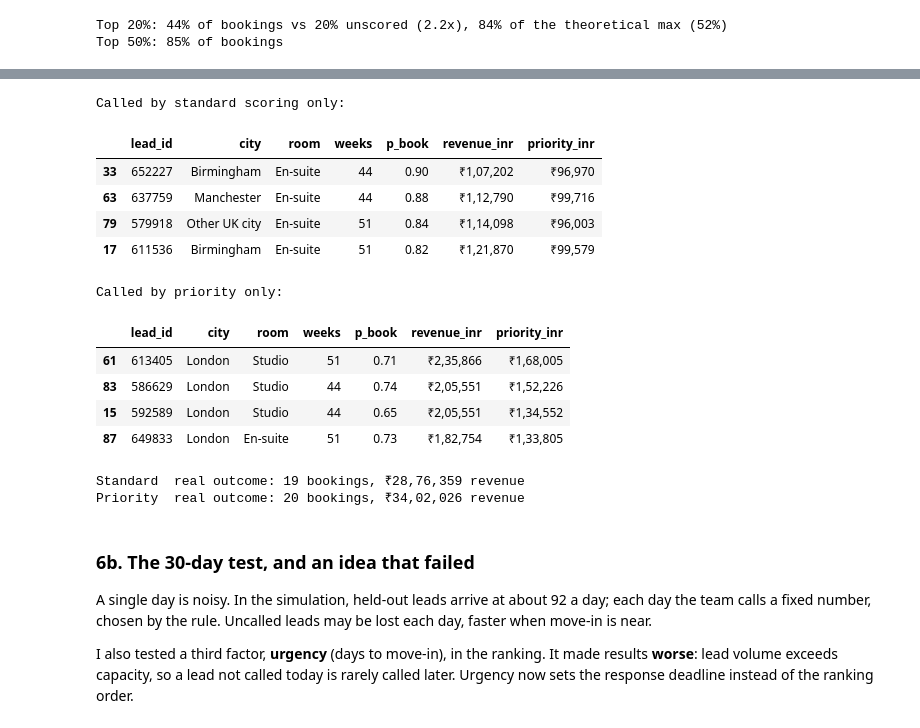
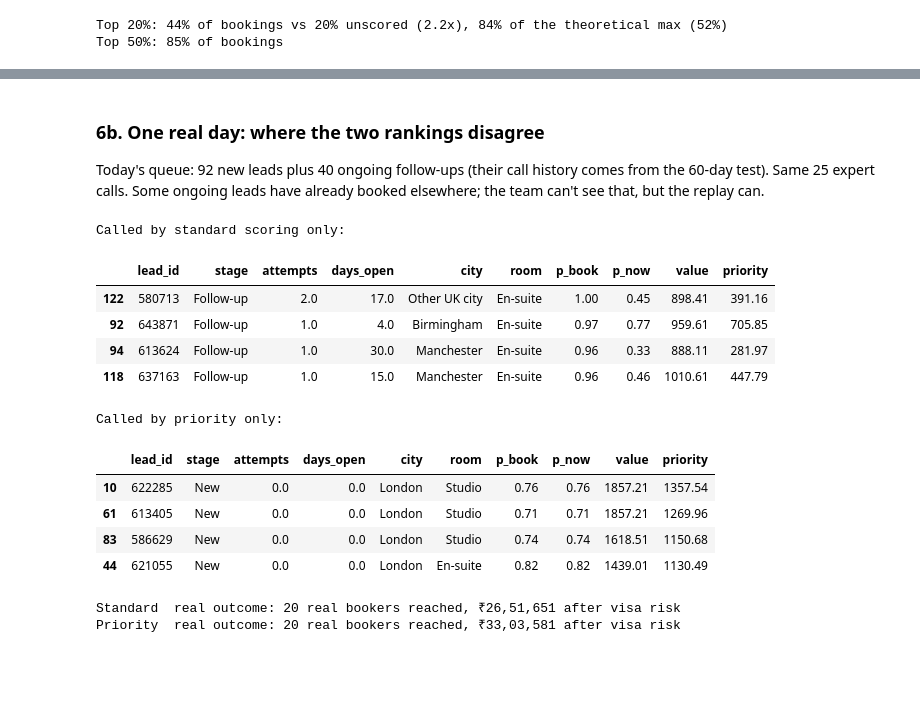
Before and after one commit to Yash-1273/lead-priority-console, a Jupyter notebook: Lead_Scoring_University_Living.ipynb, the cells around one changed output, grey strips where cells are left out. Cells and saved outputs as stored; diff of their text form; code cells hidden in the pictures; blank space fills up the shorter version.

```diff
--- a/Lead_Scoring_University_Living.ipynb
+++ b/Lead_Scoring_University_Living.ipynb
@@ -281,12 +281,14 @@ It's drawn independently of the booking outcome, so no link between value and in
 # %%
 import sys; sys.path.insert(0, 'workflow')
-from engine import WEEKLY_RENT, COMMISSION_RATE, GBP_TO_INR, inr, LeadPriorityEngine, simulate_enquiry_context, from_crm
+from engine import WEEKLY_RENT, COMMISSION_RATE, GBP_TO_INR, VISA_GRANT, inr, LeadPriorityEngine
 W = json.load(open('workflow/console_data.json')); X = json.load(open('workflow/experiments.json'))
+PIPE = json.load(open('workflow/pipeline.json')); SH = json.load(open('workflow/config.json'))['shapes']
 rent = pd.Series(WEEKLY_RENT).unstack()
 print(f'Weekly rent in rupees (published 2025/26 surveys in GBP, converted at ₹{GBP_TO_INR} per £):')
 display(rent.apply(lambda col: col.map(inr)))
 print(f'Commission value ranges from {inr(min(WEEKLY_RENT.values()) * 44 * COMMISSION_RATE)} '
       f'to {inr(max(WEEKLY_RENT.values()) * 51 * COMMISSION_RATE)} per booking at a {COMMISSION_RATE:.0%} rate: a 2.6x spread.')
+print(f'Visa grant rate (Home Office, Indian nationals, 2025): {VISA_GRANT:.0%}')
 # %% [output]
 Weekly rent in rupees (published 2025/26 surveys in GBP, converted at ₹127 per £):
 |  | En-suite | Studio |
@@ -301,33 +319,32 @@ Same day, same 25 expert calls. Standard scoring picks by probability; priority
+# %% [markdown]
+### 6b. One real day: where the two rankings disagree
+Today's queue: 92 new leads plus 40 ongoing follow-ups (their call history comes from the 60-day test). Same 25 expert calls.
+Some ongoing leads have already booked elsewhere; the team can't see that, but the replay can.
 # %%
 eng = LeadPriorityEngine()
-day = eng.score(pd.DataFrame(W['inbox']).drop(columns='p_book'))
-std_top = set(day.nlargest(25, 'p_book').lead_id); pri_top = set(day.nlargest(25, 'priority').lead_id)
-day['revenue_inr'] = day.value.map(inr); day['priority_inr'] = day.priority.map(inr)
-show = ['lead_id', 'city', 'room', 'weeks', 'p_book', 'revenue_inr', 'priority_inr']
-print('Called by standard scoring only:'); display(day[day.lead_id.isin(std_top - pri_top)][show].round(2).sort_values('p_book', ascending=False).head(4))
-print('Called by priority only:'); display(day[day.lead_id.isin(pri_top - std_top)].sort_values('priority', ascending=False)[show].round(2).head(4))
-for name, ids in [('Standard', std_top), ('Priority', pri_top)]:
-    t = day[day.lead_id.isin(ids)]
-    print(f'{name:9} real outcome: {int(t.booked.sum())} bookings, {inr((t.booked * t.value).sum())} revenue')
+new = pd.DataFrame(W['inbox']).assign(arrival=lambda d: range(len(d)))
+ongoing = pd.DataFrame(PIPE['ongoing']).assign(arrival=lambda d: -1000 - d.days_open)
+day = eng.score(pd.concat([new, ongoing], ignore_index=True).drop(columns='p_book'))
+day['moved_on'] = day.moved_on.eq(True); day['real'] = (day.booked == 1) & ~day.moved_on; day['first'] = -day.arrival
+pick = lambda key: day.sort_values([key, 'first'], ascending=False).head(25)
+std, pri = pick('p_book'), pick('priority')
+show = ['lead_id', 'stage', 'attempts', 'days_open', 'city', 'room', 'p_book', 'p_now', 'value', 'priority']
+print('Called by standard scoring only:'); display(std[~std.lead_id.isin(pri.lead_id)][show].round(2).head(4))
+print('Called by priority only:'); display(pri[~pri.lead_id.isin(std.lead_id)][show].round(2).head(4))
+for name, t in [('Standard', std), ('Priority', pri)]:
+    print(f'{name:9} real outcome: {int(t.real.sum())} real bookers reached, {inr((t.real * t.value * VISA_GRANT).sum())} after visa risk')
 # %% [output]
 Called by standard scoring only:
-|  | lead_id | city | room | weeks | p_book | revenue_inr | priority_inr |
-| 33 | 652227 | Birmingham | En-suite | 44 | 0.90 | ₹1,07,202 | ₹96,970 |
-| 63 | 637759 | Manchester | En-suite | 44 | 0.88 | ₹1,12,790 | ₹99,716 |
-| 79 | 579918 | Other UK city | En-suite | 51 | 0.84 | ₹1,14,098 | ₹96,003 |
-| 17 | 611536 | Birmingham | En-suite | 51 | 0.82 | ₹1,21,870 | ₹99,579 |
+|  | lead_id | stage | attempts | days_open | city | room | p_book | p_now | value | priority |
+| 122 | 580713 | Follow-up | 2.0 | 17.0 | Other UK city | En-suite | 1.00 | 0.45 | 898.41 | 391.16 |
+| 92 | 643871 | Follow-up | 1.0 | 4.0 | Birmingham | En-suite | 0.97 | 0.77 | 959.61 | 705.85 |
+| 94 | 613624 | Follow-up | 1.0 | 30.0 | Manchester | En-suite | 0.96 | 0.33 | 888.11 | 281.97 |
+| 118 | 637163 | Follow-up | 1.0 | 15.0 | Manchester | En-suite | 0.96 | 0.46 | 1010.61 | 447.79 |
 Called by priority only:
-|  | lead_id | city | room | weeks | p_book | revenue_inr | priority_inr |
-| 61 | 613405 | London | Studio | 51 | 0.71 | ₹2,35,866 | ₹1,68,005 |
-| 83 | 586629 | London | Studio | 44 | 0.74 | ₹2,05,551 | ₹1,52,226 |
-| 15 | 592589 | London | Studio | 44 | 0.65 | ₹2,05,551 | ₹1,34,552 |
-| 87 | 649833 | London | En-suite | 51 | 0.73 | ₹1,82,754 | ₹1,33,805 |
+|  | lead_id | stage | attempts | days_open | city | room | p_book | p_now | value | priority |
+| 10 | 622285 | New | 0.0 | 0.0 | London | Studio | 0.76 | 0.76 | 1857.21 | 1357.54 |
+| 61 | 613405 | New | 0.0 | 0.0 | London | Studio | 0.71 | 0.71 | 1857.21 | 1269.96 |
+| 83 | 586629 | New | 0.0 | 0.0 | London | Studio | 0.74 | 0.74 | 1618.51 | 1150.68 |
+| 44 | 621055 | New | 0.0 | 0.0 | London | En-suite | 0.82 | 0.82 | 1439.01 | 1130.49 |
-Standard  real outcome: 19 bookings, ₹28,76,359 revenue
-Priority  real outcome: 20 bookings, ₹34,02,026 revenue
+Standard  real outcome: 20 real bookers reached, ₹26,51,651 after visa risk
+Priority  real outcome: 20 real bookers reached, ₹33,03,581 after visa risk
-# %% [markdown]
-### 6b. The 30-day test, and an idea that failed
-A single day is noisy. In the simulation, held-out leads arrive at about 92 a day; each day the team calls a fixed number, chosen by the rule.
-Uncalled leads may be lost each day, faster when move-in is near.
-
-I also tested a third factor, **urgency** (days to move-in), in the ranking. It made results **worse**: lead volume exceeds capacity,
-so a lead not called today is rarely called later. Urgency now sets the response deadline instead of the ranking order.
```
Also changed, not shown: parts of 16 cells of this notebook, 25 other files.
